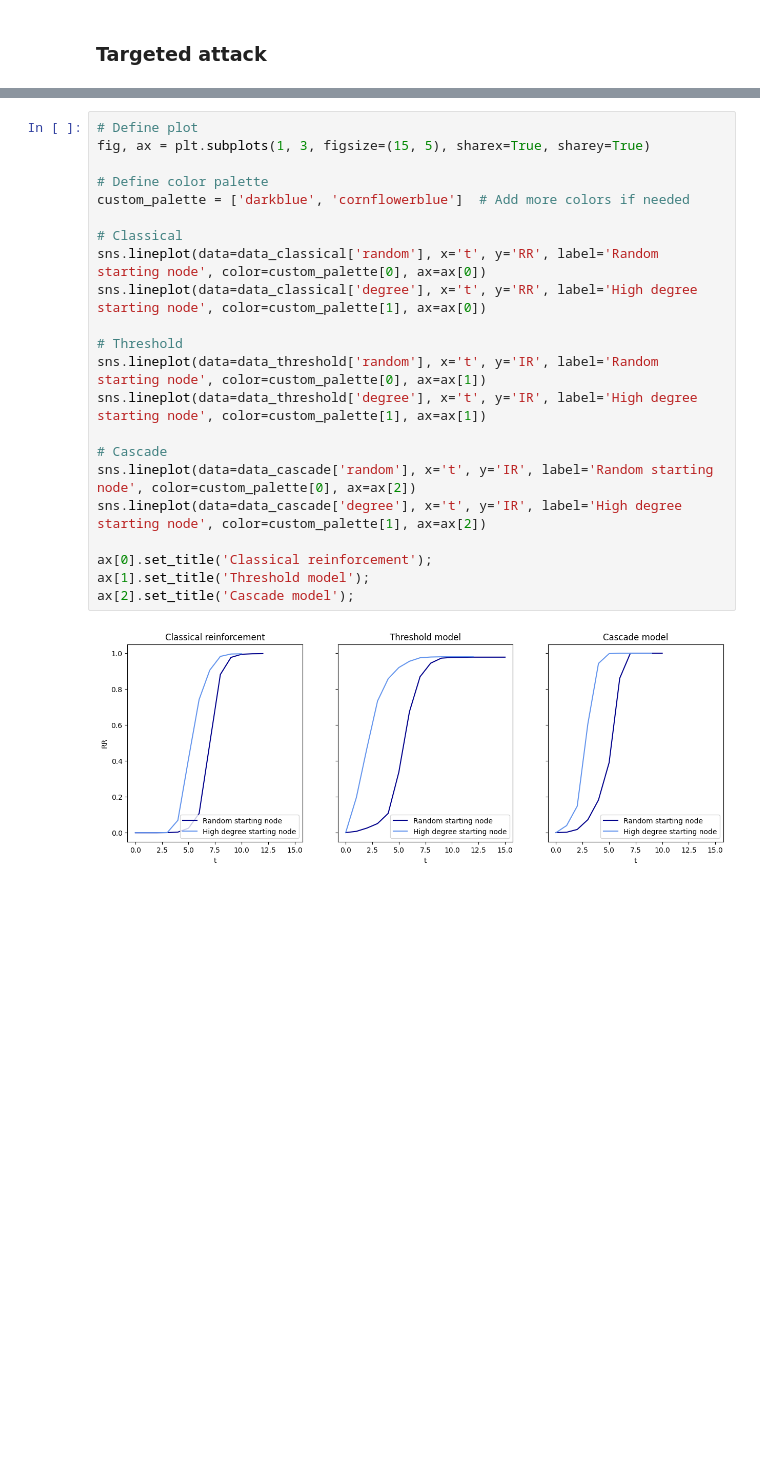
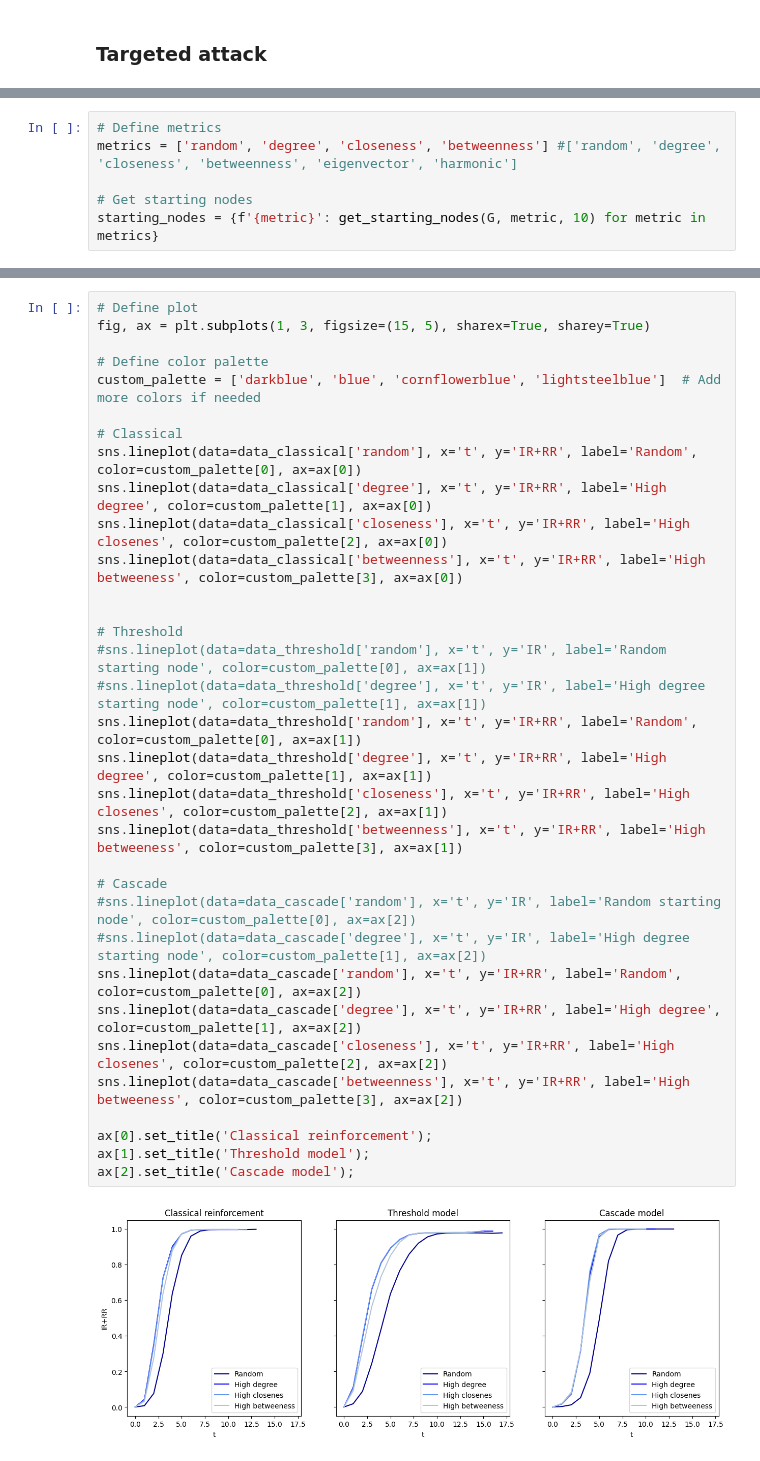
Before and after one commit to IdaUgilt/NA_project_facebook_friendships, a Jupyter notebook: indetify_key_employees.ipynb, the cells around one changed output, grey strips where cells are left out. Cells and saved outputs as stored; diff of their text form; blank space fills up the shorter version.

```diff
--- a/indetify_key_employees.ipynb
+++ b/indetify_key_employees.ipynb
@@ -80,0 +192,6 @@ for b in beta:
+# %%
+# Define metrics
+metrics = ['random', 'degree', 'closeness', 'betweenness'] #['random', 'degree', 'closeness', 'betweenness', 'eigenvector', 'harmonic']
+
+# Get starting nodes
+starting_nodes = {f'{metric}': get_starting_nodes(G, metric, 10) for metric in metrics}
@@ -81,24 +220,35 @@ for b in beta:
 # %%
 # Define plot
 fig, ax = plt.subplots(1, 3, figsize=(15, 5), sharex=True, sharey=True)
 
 # Define color palette
-custom_palette = ['darkblue', 'cornflowerblue']  # Add more colors if needed
+custom_palette = ['darkblue', 'blue', 'cornflowerblue', 'lightsteelblue']  # Add more colors if needed
 
 # Classical
-sns.lineplot(data=data_classical['random'], x='t', y='RR', label='Random starting node', color=custom_palette[0], ax=ax[0])
-sns.lineplot(data=data_classical['degree'], x='t', y='RR', label='High degree starting node', color=custom_palette[1], ax=ax[0])
+sns.lineplot(data=data_classical['random'], x='t', y='IR+RR', label='Random', color=custom_palette[0], ax=ax[0])
+sns.lineplot(data=data_classical['degree'], x='t', y='IR+RR', label='High degree', color=custom_palette[1], ax=ax[0])
+sns.lineplot(data=data_classical['closeness'], x='t', y='IR+RR', label='High closenes', color=custom_palette[2], ax=ax[0])
+sns.lineplot(data=data_classical['betweenness'], x='t', y='IR+RR', label='High betweeness', color=custom_palette[3], ax=ax[0])
+
 
 # Threshold
-sns.lineplot(data=data_threshold['random'], x='t', y='IR', label='Random starting node', color=custom_palette[0], ax=ax[1])
-sns.lineplot(data=data_threshold['degree'], x='t', y='IR', label='High degree starting node', color=custom_palette[1], ax=ax[1])
+#sns.lineplot(data=data_threshold['random'], x='t', y='IR', label='Random starting node', color=custom_palette[0], ax=ax[1])
+#sns.lineplot(data=data_threshold['degree'], x='t', y='IR', label='High degree starting node', color=custom_palette[1], ax=ax[1])
+sns.lineplot(data=data_threshold['random'], x='t', y='IR+RR', label='Random', color=custom_palette[0], ax=ax[1])
+sns.lineplot(data=data_threshold['degree'], x='t', y='IR+RR', label='High degree', color=custom_palette[1], ax=ax[1])
+sns.lineplot(data=data_threshold['closeness'], x='t', y='IR+RR', label='High closenes', color=custom_palette[2], ax=ax[1])
+sns.lineplot(data=data_threshold['betweenness'], x='t', y='IR+RR', label='High betweeness', color=custom_palette[3], ax=ax[1])
 
 # Cascade
-sns.lineplot(data=data_cascade['random'], x='t', y='IR', label='Random starting node', color=custom_palette[0], ax=ax[2])
-sns.lineplot(data=data_cascade['degree'], x='t', y='IR', label='High degree starting node', color=custom_palette[1], ax=ax[2])
+#sns.lineplot(data=data_cascade['random'], x='t', y='IR', label='Random starting node', color=custom_palette[0], ax=ax[2])
+#sns.lineplot(data=data_cascade['degree'], x='t', y='IR', label='High degree starting node', color=custom_palette[1], ax=ax[2])
+sns.lineplot(data=data_cascade['random'], x='t', y='IR+RR', label='Random', color=custom_palette[0], ax=ax[2])
+sns.lineplot(data=data_cascade['degree'], x='t', y='IR+RR', label='High degree', color=custom_palette[1], ax=ax[2])
+sns.lineplot(data=data_cascade['closeness'], x='t', y='IR+RR', label='High closenes', color=custom_palette[2], ax=ax[2])
+sns.lineplot(data=data_cascade['betweenness'], x='t', y='IR+RR', label='High betweeness', color=custom_palette[3], ax=ax[2])
 
 ax[0].set_title('Classical reinforcement');
 ax[1].set_title('Threshold model');
 ax[2].set_title('Cascade model');
 # %% [output]
-[figure, old version]
+[figure, new version]
```
Also changed, not shown: parts of 26 cells of this notebook.
